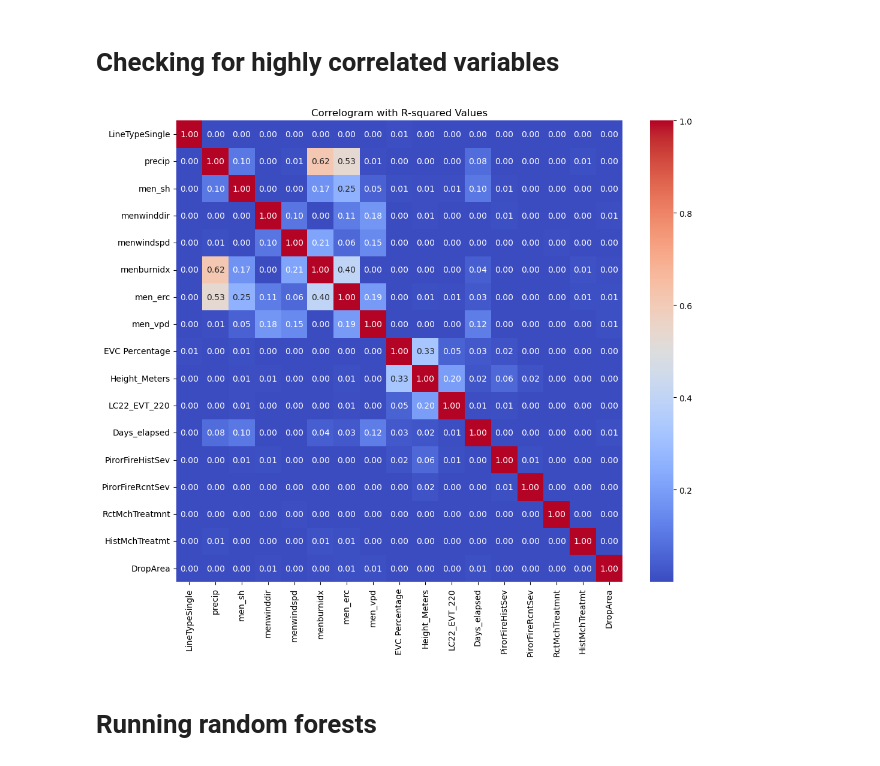
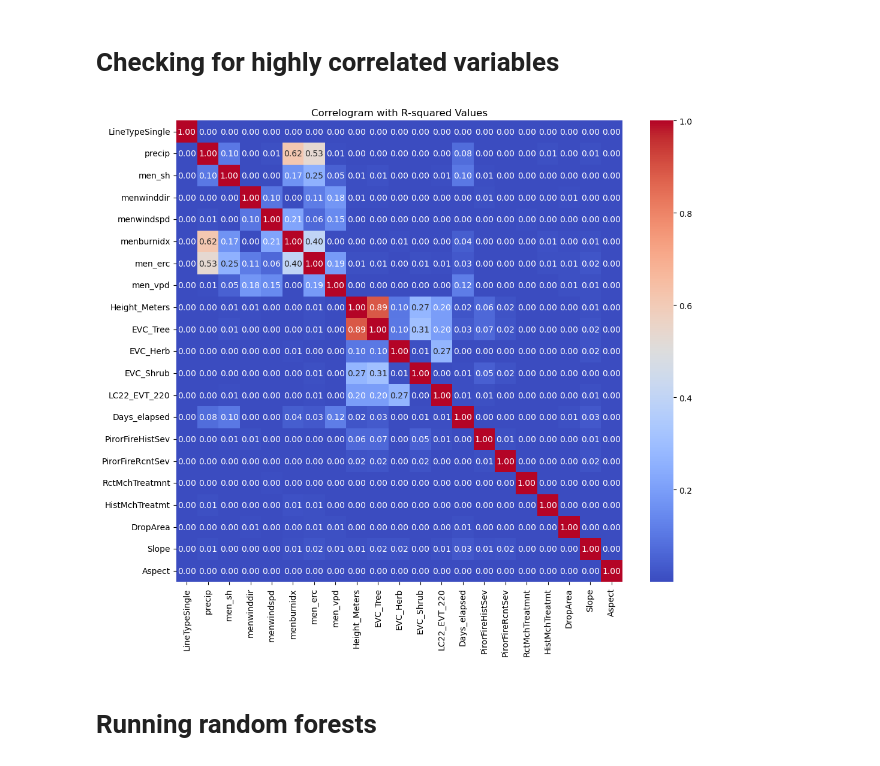
Before and after one commit to bo-maxwell-stevens/dixie-fire, a Jupyter notebook: 02.2_random_forest_simple.ipynb, the cells around one changed output. Cells and saved outputs as stored; diff of their text form; code cells hidden in the pictures.

```diff
--- a/02.2_random_forest_simple.ipynb
+++ b/02.2_random_forest_simple.ipynb
@@ -74,22 +75,22 @@ import matplotlib.pyplot as plt
 # %%
 # Assuming combined_df is your DataFrame and it contains the specified variables
 X = combined_df[['LineTypeSingle', 'precip', 'men_sh', 'menwinddir', 'menwindspd',
-                 'menburnidx', 'men_erc', 'men_vpd', 'EVC Percentage', 'Height_Meters',
-                 'LC22_EVT_220', 'Days_elapsed', 'PirorFireHistSev', 'PirorFireRcntSev', 'RctMchTreatmnt', 'HistMchTreatmt','DropArea']]
+                 'menburnidx', 'men_erc', 'men_vpd', 'Height_Meters', 'EVC_Tree', 'EVC_Herb', 'EVC_Shrub',
+                 'LC22_EVT_220', 'Days_elapsed', 'PirorFireHistSev', 'PirorFireRcntSev', 'RctMchTreatmnt', 'HistMchTreatmt','DropArea', 'Slope', 'Aspect']]
 
 # Calculate pairwise Pearson correlations
 corr = X.corr()
 
 # Square the correlation coefficients to get R-squared values
 r_squared = corr**2
 
 # Create a heatmap to visualize the correlations
 plt.figure(figsize=(12, 10))
 sns.heatmap(r_squared, annot=True, fmt=".2f", cmap='coolwarm', cbar=True)
 plt.title("Correlogram with R-squared Values")
 plt.show()
 # %% [output]
-[figure, old version]
+[figure, new version]
 # %% [markdown]
 # Running random forests
 # %%
```
Also changed, not shown: parts of 10 cells of this notebook, 11 other files.
